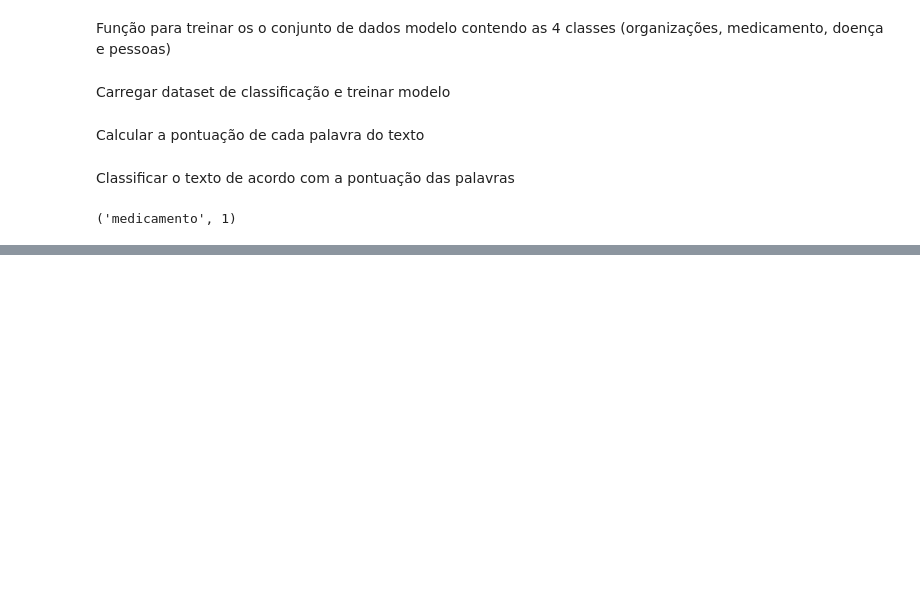
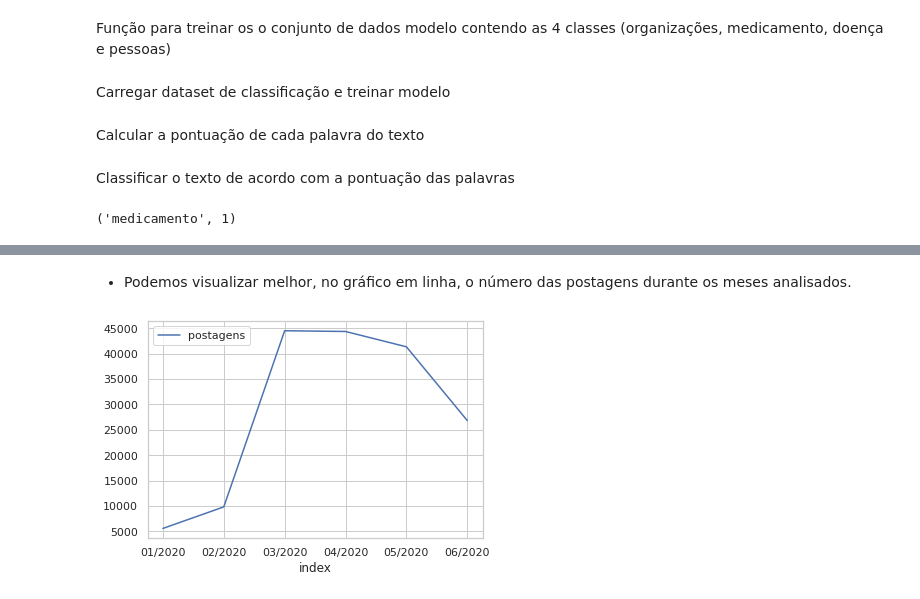
Before and after one commit to wfsilva-uea/progciedados-covid, a Jupyter notebook: tweet_covid.ipynb, the cells around one changed output, grey strips where cells are left out. Cells and saved outputs as stored; diff of their text form; code cells hidden in the pictures; blank space fills up the shorter version.

```diff
--- a/tweet_covid.ipynb
+++ b/tweet_covid.ipynb
@@ -126,0 +252,12 @@ classifique("""Cloroquina faz mal pra saude?""")
+# %% [markdown]
+* Podemos visualizar melhor, no gráfico em linha, o número das postagens durante os meses analisados.
+# %%
+df_line_date = pd.to_datetime(DuvidasDB['data']).dt.strftime('%m/%Y')
+df_line_date = df_line_date.value_counts(ascending=False)
+df_line_date = df_line_date.to_frame(name='postagens')
+df1 = pd.DataFrame(df_line_date, columns=['data','postagens']).reset_index()
+df1 = df1.sort_values(by='index')
+df1.plot(x ='index', y='postagens', kind = 'line')
+plt.show()
+# %% [output]
+[figure, added]
```
Also changed, not shown: parts of 58 cells of this notebook.
